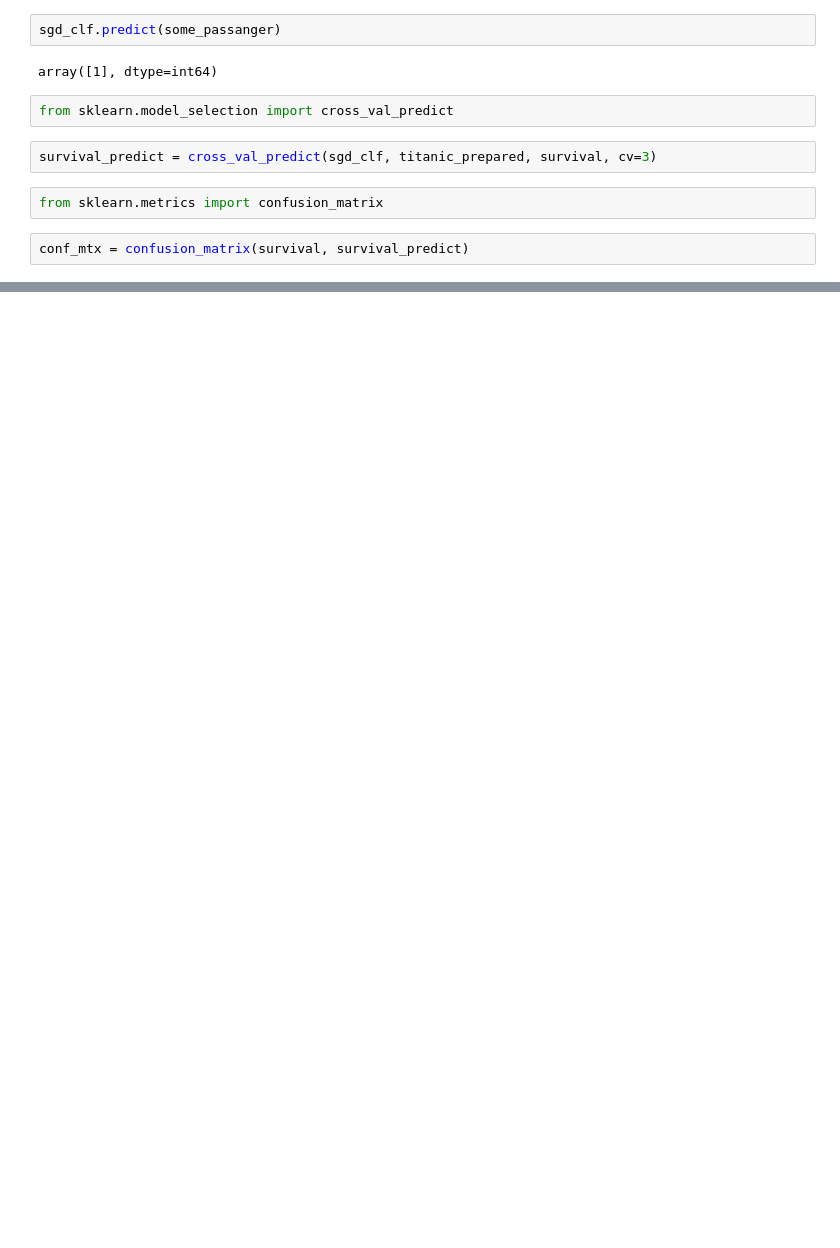
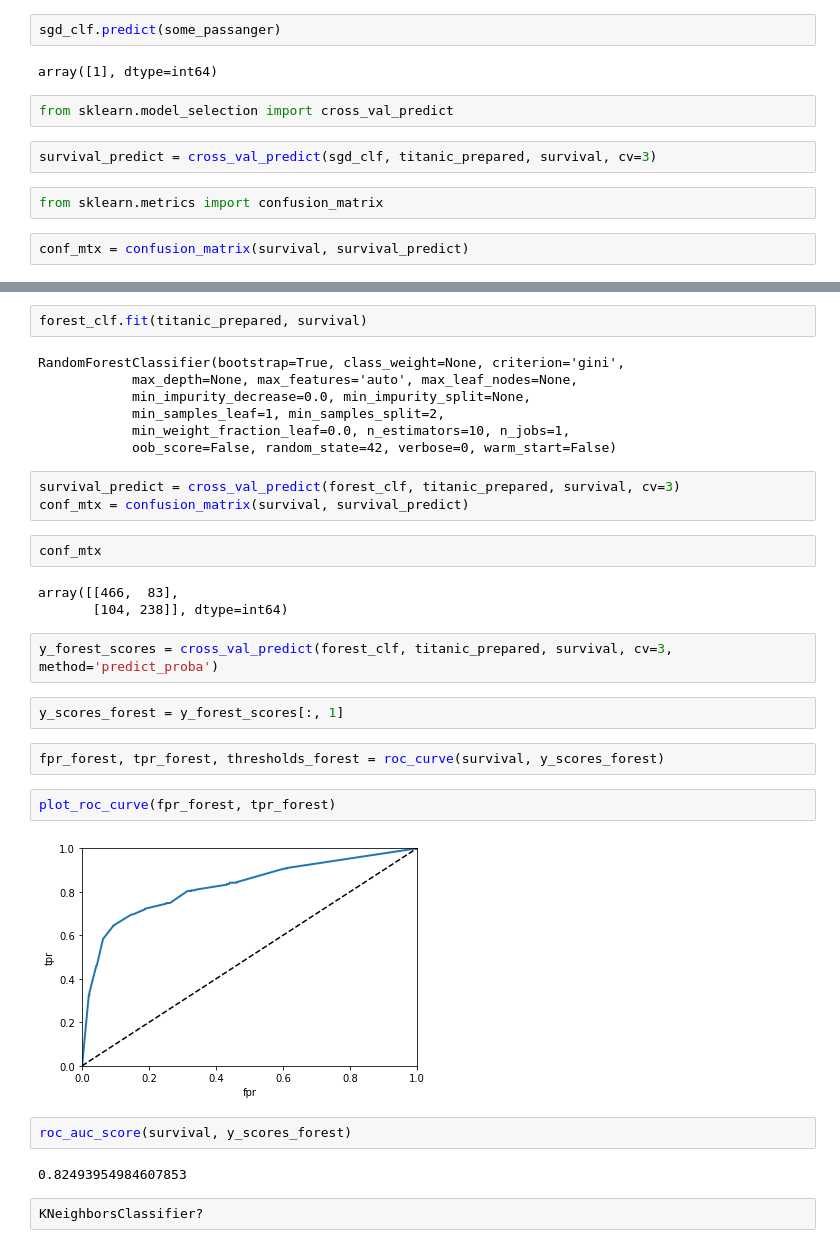
Before and after one commit to iamzafran/Machine-Learning, a Jupyter notebook: Chapter 1/titanic.ipynb, the cells around one changed output, grey strips where cells are left out. Cells and saved outputs as stored; diff of their text form; blank space fills up the shorter version.

```diff
--- a/Chapter 1/titanic.ipynb
+++ b/Chapter 1/titanic.ipynb
@@ -422,0 +508,33 @@ array([[455,  94],
+# %%
+forest_clf.fit(titanic_prepared, survival)
+# %% [output]
+RandomForestClassifier(bootstrap=True, class_weight=None, criterion='gini',
+            max_depth=None, max_features='auto', max_leaf_nodes=None,
+            min_impurity_decrease=0.0, min_impurity_split=None,
+            min_samples_leaf=1, min_samples_split=2,
+            min_weight_fraction_leaf=0.0, n_estimators=10, n_jobs=1,
+            oob_score=False, random_state=42, verbose=0, warm_start=False)
+# %%
+survival_predict = cross_val_predict(forest_clf, titanic_prepared, survival, cv=3)
+conf_mtx = confusion_matrix(survival, survival_predict)
+# %%
+conf_mtx
+# %% [output]
+array([[466,  83],
+       [104, 238]], dtype=int64)
+# %%
+y_forest_scores = cross_val_predict(forest_clf, titanic_prepared, survival, cv=3, method='predict_proba')
+# %%
+y_scores_forest = y_forest_scores[:, 1]
+# %%
+fpr_forest, tpr_forest, thresholds_forest = roc_curve(survival, y_scores_forest)
+# %%
+plot_roc_curve(fpr_forest, tpr_forest)
+# %% [output]
+[figure, added]
+# %%
+roc_auc_score(survival, y_scores_forest)
+# %% [output]
+0.82493954984607853
+# %%
+KNeighborsClassifier?
```
Also changed, not shown: parts of 35 cells of this notebook, 55 other files.
